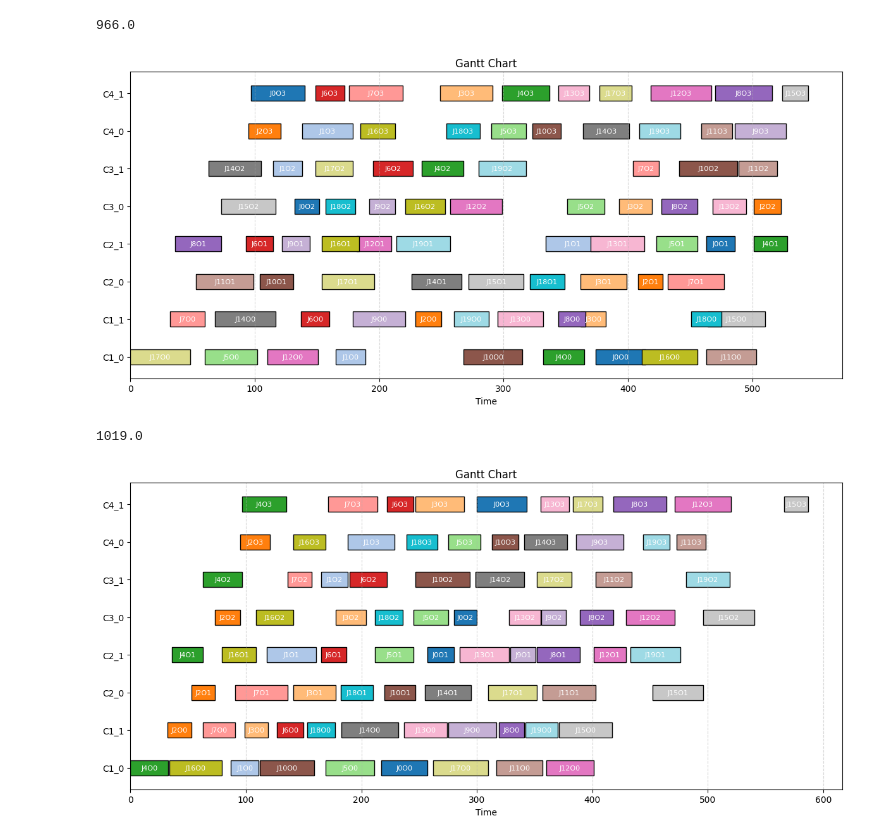
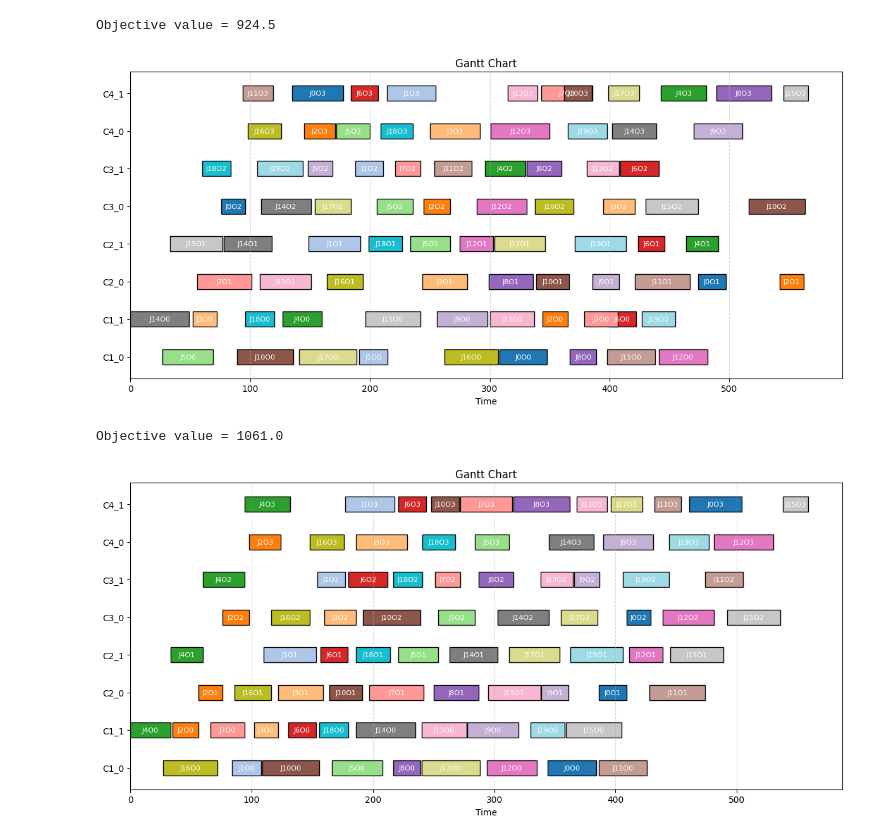
Before and after one commit to jmmchang/Flexible-Job-Shops, a Jupyter notebook: FJS.ipynb, the cells around one changed output. Drawn from its saved outputs; the diff is of its cells as text; code cells hidden in the pictures.

```diff
--- a/FJS.ipynb
+++ b/FJS.ipynb
@@ -36,18 +37,18 @@ problem = SchedulingProblem(jobs_data, release_dates, due_dates, weights, setup_
 # %%
 SA = SimulatedAnnealing(problem, initial_temperature = 1000, min_temperature = 0.001, max_iteration = 1000, steps = 100)
 best_obj, best_schedule = SA.run(seed_solution)
-print(best_obj)
+print(f"Objective value = {best_obj}\n")
 best_schedule = problem.generate_schedule(best_schedule[0], best_schedule[1])
 plot_gantt(best_schedule)
 # %% [output]
-966.0
+Objective value = 924.5
-[figure, old version]
+[figure, new version]
 # %%
-GA = GeneticAlgorithm(problem, pop_size = 200, max_generations = 100)
+GA = GeneticAlgorithm(problem, pop_size = 500, max_generations = 100)
 best_obj, best_schedule = GA.run(seed_solution)
-print(best_obj)
+print(f"Objective value = {best_obj}\n")
 best_schedule = problem.generate_schedule(best_schedule[0], best_schedule[1])
 plot_gantt(best_schedule)
 # %% [output]
-1019.0
+Objective value = 1061.0
-[figure, old version]
+[figure, new version]
```
Also changed, not shown: parts of 1 cell of this notebook, 3 other files.
